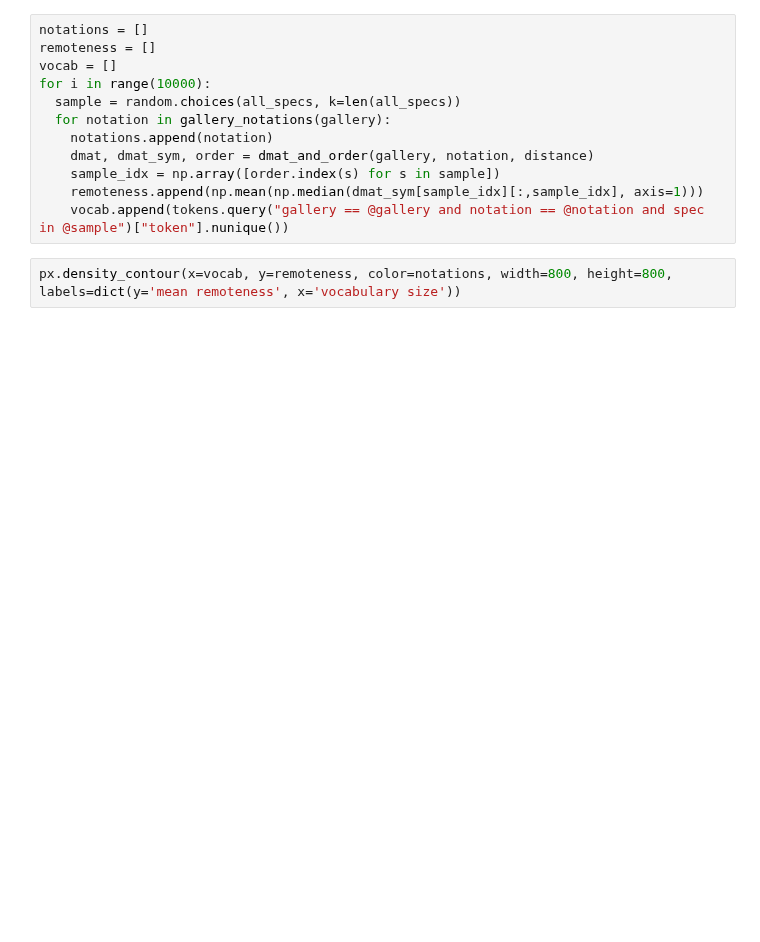
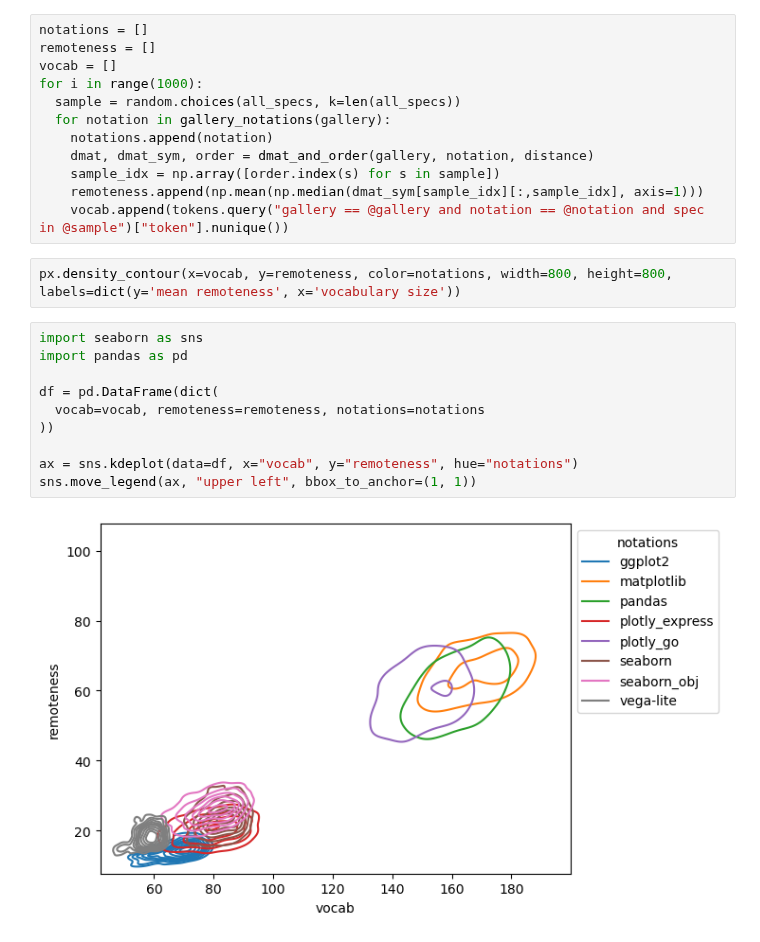
Before and after one commit to notascope/notascope, a Jupyter notebook: notebooks/bootstrap.ipynb, the cells around one changed output. Drawn from its saved outputs; the diff is of its cells as text; blank space fills up the shorter version.

```diff
--- a/notebooks/bootstrap.ipynb
+++ b/notebooks/bootstrap.ipynb
@@ -17,7 +17,7 @@ tokens = load_tokens()
 notations = []
 remoteness = []
 vocab = []
-for i in range(10000):
+for i in range(1000):
   sample = random.choices(all_specs, k=len(all_specs))
   for notation in gallery_notations(gallery):
     notations.append(notation)
@@ -27,3 +27,15 @@ for i in range(10000):
     vocab.append(tokens.query("gallery == @gallery and notation == @notation and spec in @sample")["token"].nunique())
 # %%
 px.density_contour(x=vocab, y=remoteness, color=notations, width=800, height=800, labels=dict(y='mean remoteness', x='vocabulary size'))
+# %%
+import seaborn as sns
+import pandas as pd
+
+df = pd.DataFrame(dict(
+  vocab=vocab, remoteness=remoteness, notations=notations
+))
+
+ax = sns.kdeplot(data=df, x="vocab", y="remoteness", hue="notations")
+sns.move_legend(ax, "upper left", bbox_to_anchor=(1, 1))
+# %% [output]
+[figure, added]
```
